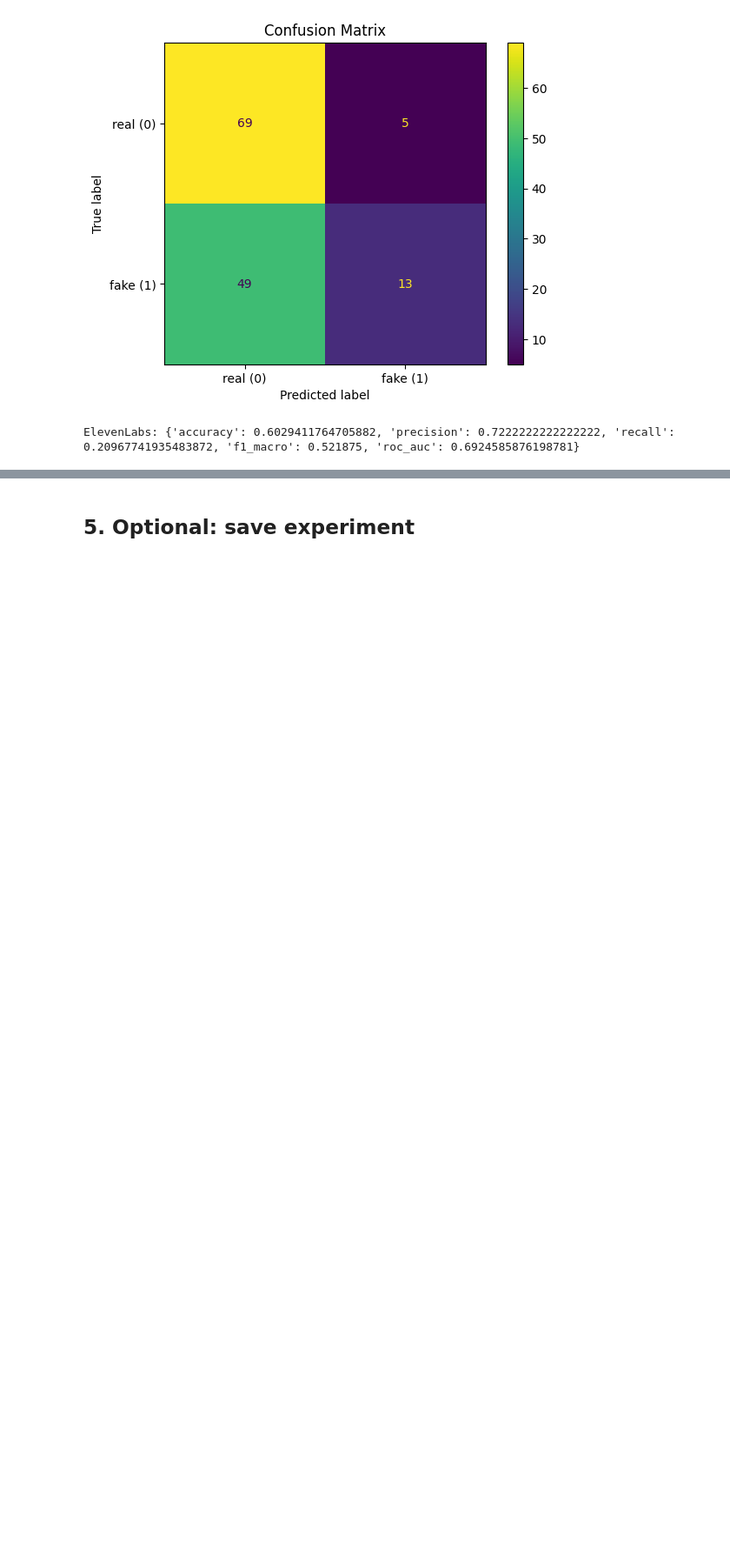
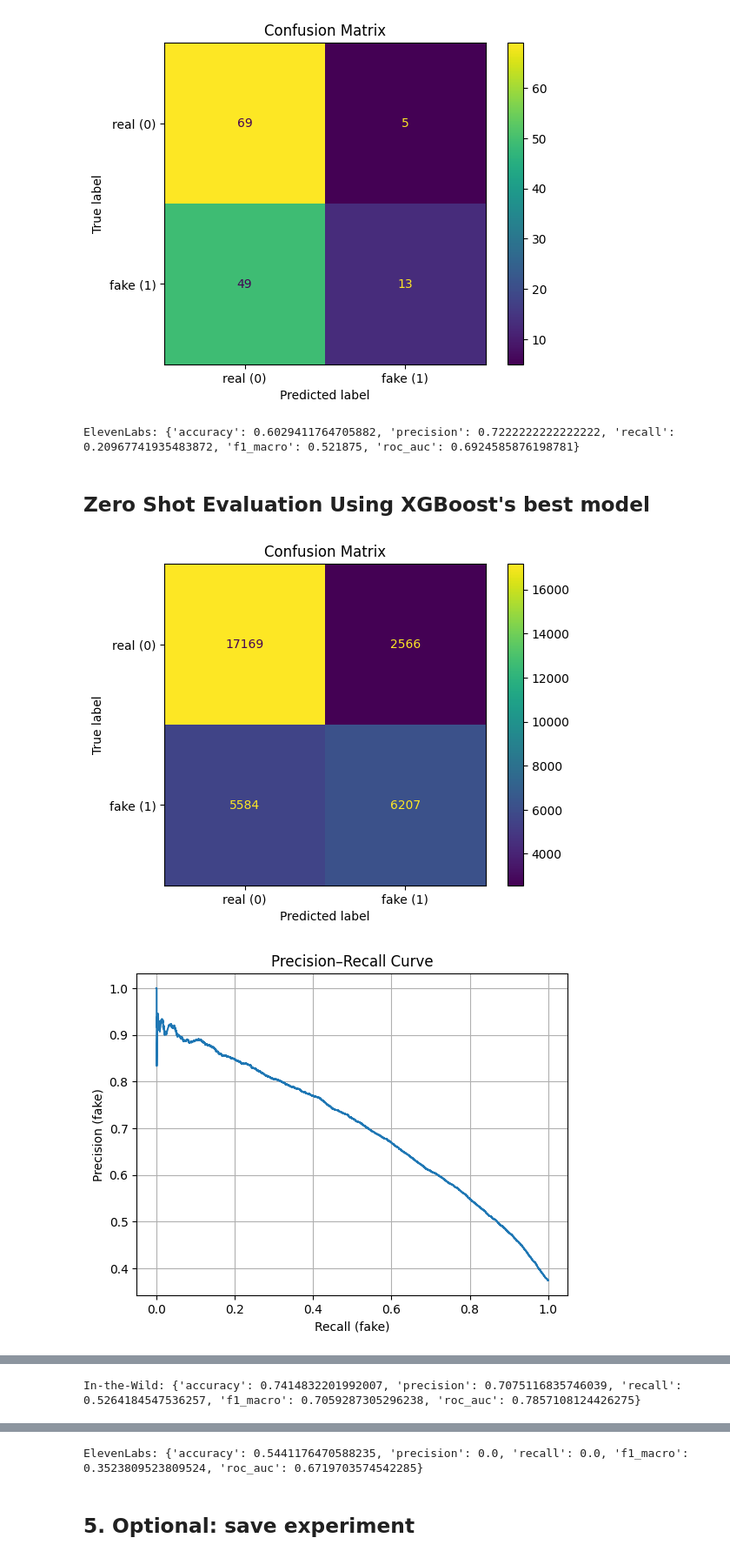
Before and after one commit to g-nazos/audio-deepfake-detection, a Jupyter notebook: notebooks/experimental-pipeline-e2e.ipynb, the cells around one changed output, grey strips where cells are left out. Shown at 87% size. Drawn from its saved outputs; the diff is of its cells as text; code cells hidden in the pictures; blank space fills up the shorter version.

Commit message:
experimental pipeline

```diff
--- a/notebooks/experimental-pipeline-e2e.ipynb
+++ b/notebooks/experimental-pipeline-e2e.ipynb
@@ -137,3 +137,31 @@ else:
 In-the-Wild: {'accuracy': 0.7118251601852439, 'precision': 0.6056206088992975, 'recall': 0.6579594606055466, 'f1_macro': 0.6972156647902136, 'roc_auc': 0.7640477442214852}
 [figure]
 ElevenLabs: {'accuracy': 0.6029411764705882, 'precision': 0.7222222222222222, 'recall': 0.20967741935483872, 'f1_macro': 0.521875, 'roc_auc': 0.6924585876198781}
+# %% [markdown]
+## Zero Shot Evaluation Using XGBoost's best model
+# %%
+
+import joblib
+xgboost_no_mel_model = os.path.join("experiments", "final", "XGB_NO_MEL", "exp_20260208_034900", "model.joblib")
+itw_no_mel_path = os.path.join(ITW_DATASET_PATH, "normalized_features",
+    "itw_features_mean_20_128_256_128_no_mel_trimmed_loudness_normalized.parquet")
+
+eleven_no_mel_path = os.path.join(ELEVEN_LABS_FEATURES_PATH,
+                                  "eleven_labs_features_mean_20_128_256_128_no_mel.parquet")
+
+model = joblib.load(xgboost_no_mel_model)
+
+if os.path.isfile(itw_features_path):
+    metrics_itw, _ = evaluate_model_on_parquet(model, itw_no_mel_path, plots=True)
+    print("In-the-Wild:", metrics_itw)
+else:
+    print("ITW features not found, skipping.")
+
+if os.path.isfile(eleven_features_path):
+    metrics_eleven, _ = evaluate_model_on_parquet(model, eleven_no_mel_path, plots=True)
+    print("ElevenLabs:", metrics_eleven)
+else:
+    print("ElevenLabs features not found, skipping.")
+# %% [output]
+[figure, added]
+[figure, added]
@@ -139,0 +169 @@ ElevenLabs: {'accuracy': 0.6029411764705882, 'precision': 0.7222222222222222, 'r
+In-the-Wild: {'accuracy': 0.7414832201992007, 'precision': 0.7075116835746039, 'recall': 0.5264184547536257, 'f1_macro': 0.7059287305296238, 'roc_auc': 0.7857108124426275}
@@ -140,3 +173,4 @@ ElevenLabs: {'accuracy': 0.6029411764705882, 'precision': 0.7222222222222222, 'r
+ElevenLabs: {'accuracy': 0.5441176470588235, 'precision': 0.0, 'recall': 0.0, 'f1_macro': 0.3523809523809524, 'roc_auc': 0.6719703574542285}
 # %% [markdown]
 ## 5. Optional: save experiment
 # %%
```
Also changed, not shown: parts of 3 cells of this notebook.
